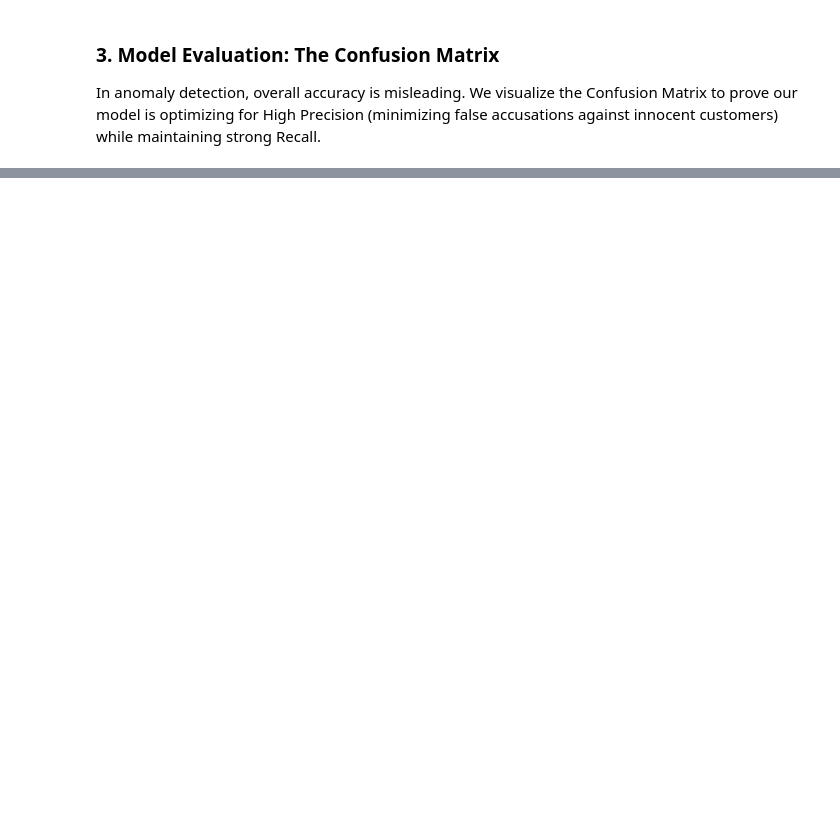
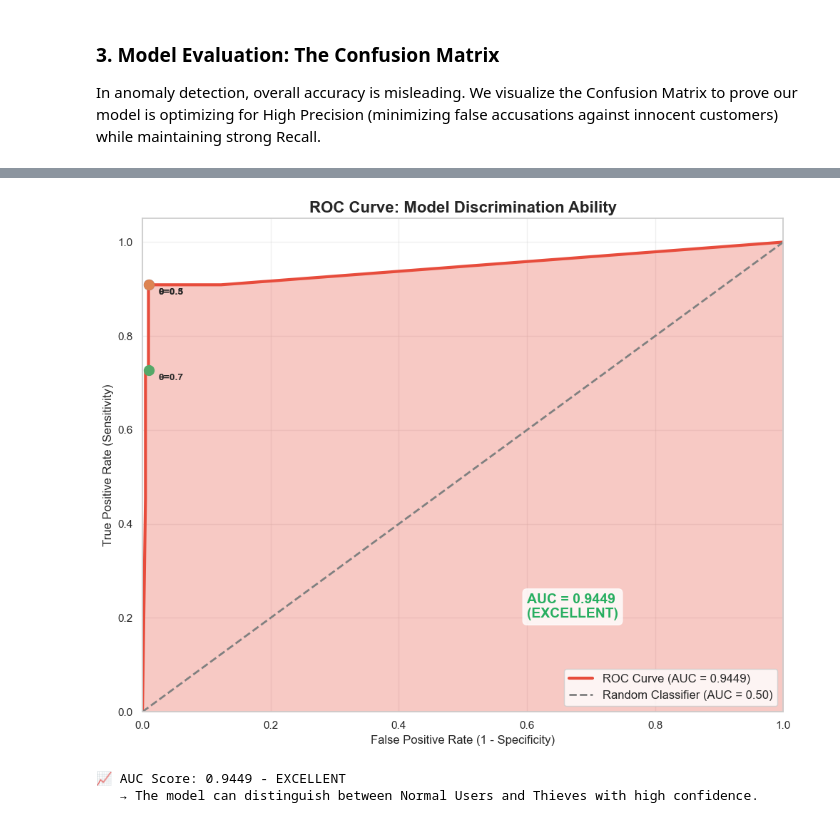
Before and after one commit to PiyushBhavsar22/Detection-of-Abnormal-Electricity-Consumption-Patterns-Using-Data-Mining-Techniques, a Jupyter notebook: Data_Mining_Visualizations.ipynb, the cells around one changed output, grey strips where cells are left out. Saved outputs shown, nothing was run; the diff lists cells and outputs as text; code cells hidden in the pictures; blank space fills up the shorter version.

```diff
--- a/Data_Mining_Visualizations.ipynb
+++ b/Data_Mining_Visualizations.ipynb
@@ -120,0 +288,64 @@ plt.show()
+# %%
+from sklearn.metrics import roc_curve, auc, RocCurveDisplay
+
+# Get probability predictions for positive class (Thief)
+y_prob = rf_model.predict_proba(X_test)[:, 1]
+
+# Calculate ROC curve
+fpr, tpr, thresholds = roc_curve(y_test, y_prob)
+roc_auc = auc(fpr, tpr)
+
+# Create the plot
+fig, ax = plt.subplots(figsize=(10, 8))
+
+# Plot ROC curve
+ax.plot(fpr, tpr, color='#e74c3c', lw=3, label=f'ROC Curve (AUC = {roc_auc:.4f})')
+
+# Plot diagonal (random classifier)
+ax.plot([0, 1], [0, 1], color='gray', lw=2, linestyle='--', label='Random Classifier (AUC = 0.50)')
+
+# Fill area under curve
+ax.fill_between(fpr, tpr, alpha=0.3, color='#e74c3c')
+
+# Add threshold annotations at key points
+threshold_points = [0.3, 0.5, 0.7]
+for thresh in threshold_points:
+    idx = np.argmin(np.abs(thresholds - thresh))
+    ax.scatter(fpr[idx], tpr[idx], s=100, zorder=5)
+    ax.annotate(f'θ={thresh}', (fpr[idx], tpr[idx]), textcoords="offset points",
+                xytext=(10, -10), fontsize=10, fontweight='bold')
+
+ax.set_xlim([0.0, 1.0])
+ax.set_ylim([0.0, 1.05])
+ax.set_xlabel('False Positive Rate (1 - Specificity)', fontsize=12)
+ax.set_ylabel('True Positive Rate (Sensitivity)', fontsize=12)
+ax.set_title('ROC Curve: Model Discrimination Ability', fontsize=16, fontweight='bold')
+ax.legend(loc='lower right', fontsize=12)
+ax.grid(True, alpha=0.3)
+
+# Add AUC interpretation
+if roc_auc >= 0.9:
+    interpretation = "EXCELLENT"
+    color = "#27ae60"
+elif roc_auc >= 0.8:
+    interpretation = "GOOD"
+    color = "#2ecc71"
+elif roc_auc >= 0.7:
+    interpretation = "FAIR"
+    color = "#f39c12"
+else:
+    interpretation = "POOR"
+    color = "#e74c3c"
+
+ax.text(0.6, 0.2, f'AUC = {roc_auc:.4f}\n({interpretation})', fontsize=14,
+        fontweight='bold', color=color, bbox=dict(boxstyle='round', facecolor='white', alpha=0.8))
+
+plt.tight_layout()
+plt.show()
+
+print(f"\n📈 AUC Score: {roc_auc:.4f} - {interpretation}")
+print("   → The model can distinguish between Normal Users and Thieves with high confidence.")
+# %% [output]
+[figure, added]
+📈 AUC Score: 0.9449 - EXCELLENT
+   → The model can distinguish between Normal Users and Thieves with high confidence.
```
Also changed, not shown: parts of 16 cells of this notebook.
